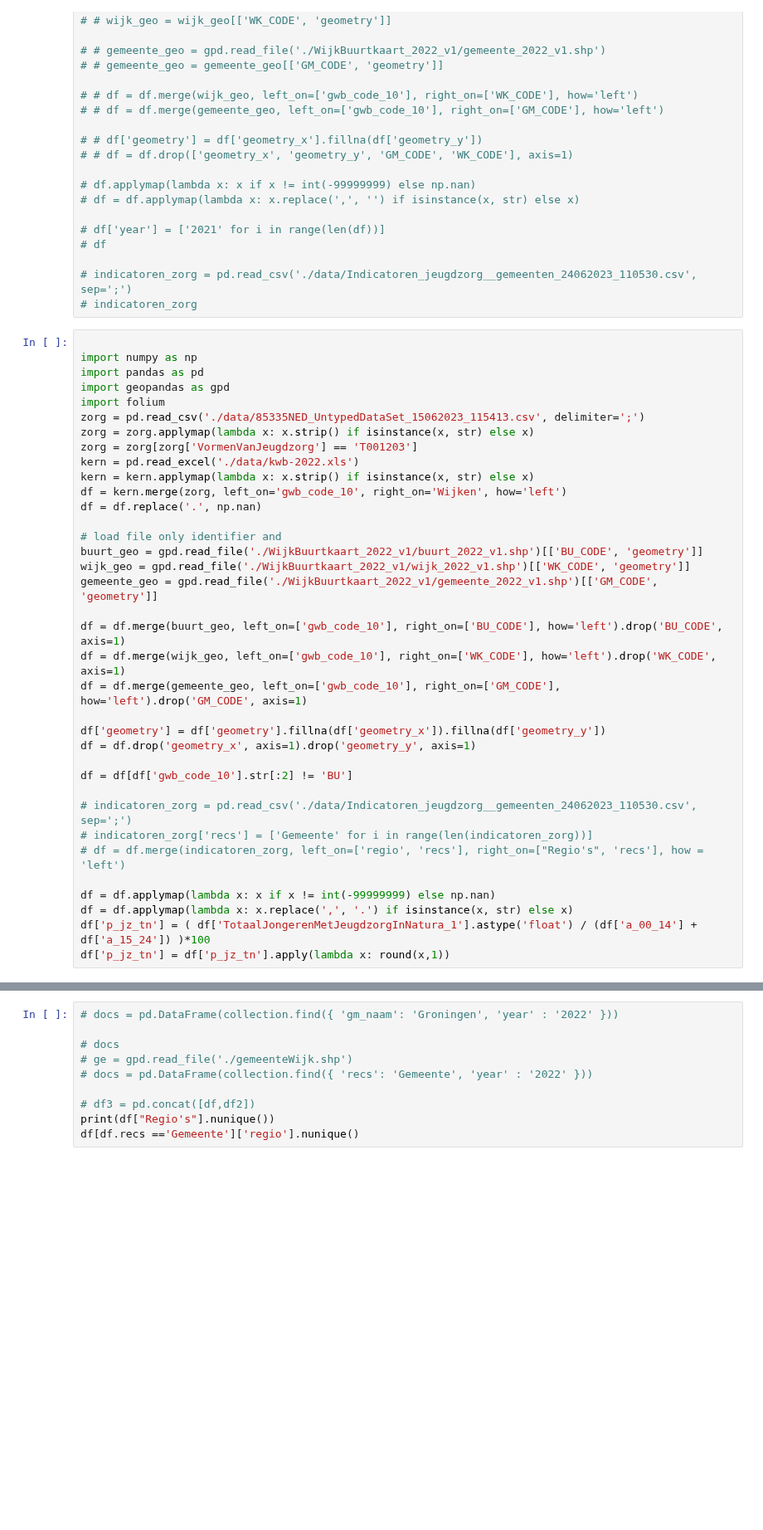
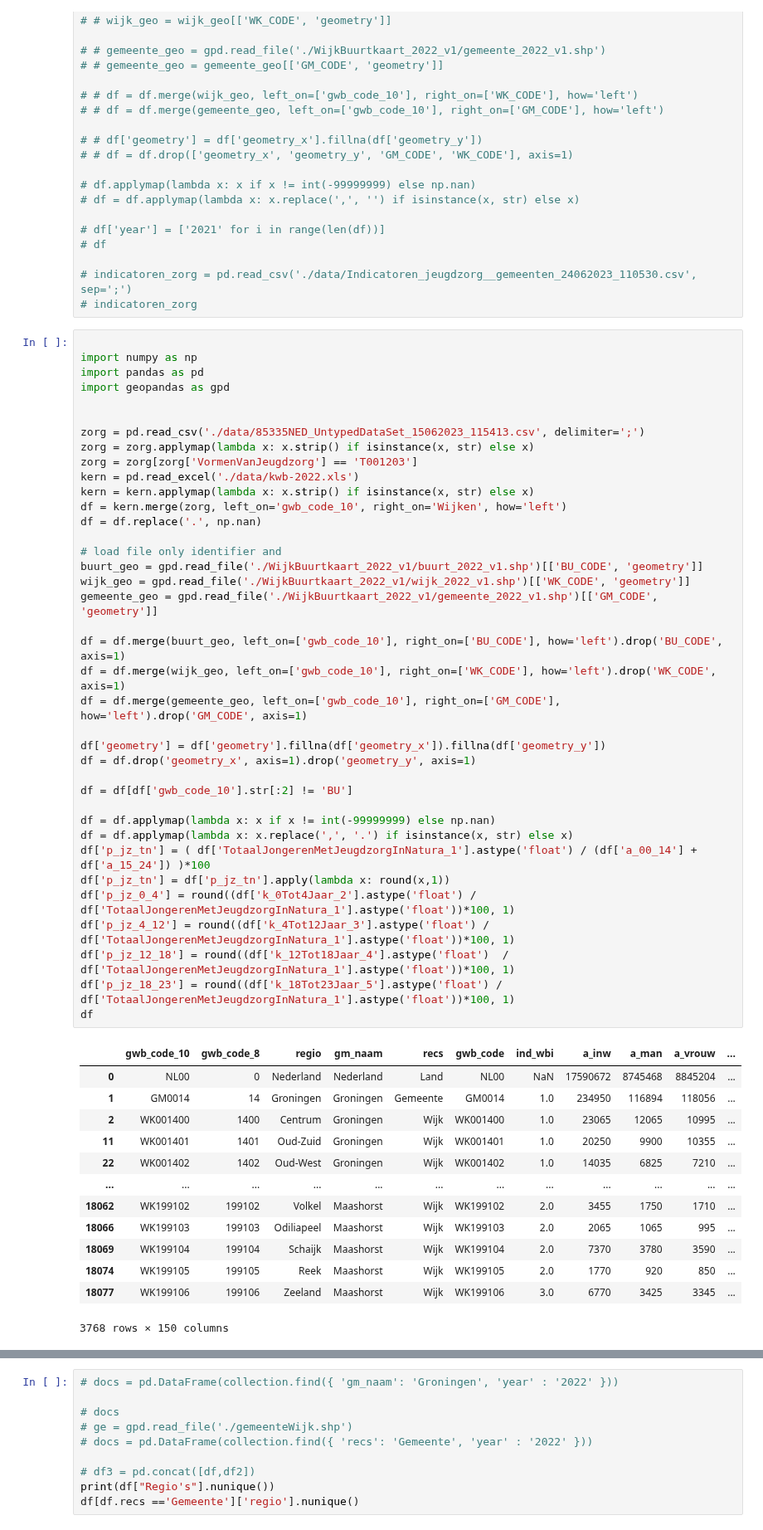
Before and after one commit to semkjaer/capybara1.0, a Jupyter notebook: sem.ipynb, the cells around one changed output, grey strips where cells are left out. Shown at 83% size. Saved outputs shown, nothing was run; the diff lists cells and outputs as text; blank space fills up the shorter version.

```diff
--- a/sem.ipynb
+++ b/sem.ipynb
@@ -62,35 +62,51 @@ zorg21.columns
 
 import numpy as np
 import pandas as pd
 import geopandas as gpd
-import folium
+
+
 zorg = pd.read_csv('./data/85335NED_UntypedDataSet_15062023_115413.csv', delimiter=';')
 zorg = zorg.applymap(lambda x: x.strip() if isinstance(x, str) else x)
 zorg = zorg[zorg['VormenVanJeugdzorg'] == 'T001203']
 kern = pd.read_excel('./data/kwb-2022.xls')
 kern = kern.applymap(lambda x: x.strip() if isinstance(x, str) else x)
 df = kern.merge(zorg, left_on='gwb_code_10', right_on='Wijken', how='left')
 df = df.replace('.', np.nan)
 
 # load file only identifier and
 buurt_geo = gpd.read_file('./WijkBuurtkaart_2022_v1/buurt_2022_v1.shp')[['BU_CODE', 'geometry']]
 wijk_geo = gpd.read_file('./WijkBuurtkaart_2022_v1/wijk_2022_v1.shp')[['WK_CODE', 'geometry']]
 gemeente_geo = gpd.read_file('./WijkBuurtkaart_2022_v1/gemeente_2022_v1.shp')[['GM_CODE', 'geometry']]
 
 df = df.merge(buurt_geo, left_on=['gwb_code_10'], right_on=['BU_CODE'], how='left').drop('BU_CODE', axis=1)
 df = df.merge(wijk_geo, left_on=['gwb_code_10'], right_on=['WK_CODE'], how='left').drop('WK_CODE', axis=1)
 df = df.merge(gemeente_geo, left_on=['gwb_code_10'], right_on=['GM_CODE'], how='left').drop('GM_CODE', axis=1)
 
 df['geometry'] = df['geometry'].fillna(df['geometry_x']).fillna(df['geometry_y'])
 df = df.drop('geometry_x', axis=1).drop('geometry_y', axis=1)
 
 df = df[df['gwb_code_10'].str[:2] != 'BU']
 
-# indicatoren_zorg = pd.read_csv('./data/Indicatoren_jeugdzorg__gemeenten_24062023_110530.csv', sep=';')
-# indicatoren_zorg['recs'] = ['Gemeente' for i in range(len(indicatoren_zorg))]
-# df = df.merge(indicatoren_zorg, left_on=['regio', 'recs'], right_on=["Regio's", 'recs'], how = 'left')
-
 df = df.applymap(lambda x: x if x != int(-99999999) else np.nan)
 df = df.applymap(lambda x: x.replace(',', '.') if isinstance(x, str) else x)
 df['p_jz_tn'] = ( df['TotaalJongerenMetJeugdzorgInNatura_1'].astype('float') / (df['a_00_14'] + df['a_15_24']) )*100
 df['p_jz_tn'] = df['p_jz_tn'].apply(lambda x: round(x,1))
+df['p_jz_0_4'] = round((df['k_0Tot4Jaar_2'].astype('float') / df['TotaalJongerenMetJeugdzorgInNatura_1'].astype('float'))*100, 1)
+df['p_jz_4_12'] = round((df['k_4Tot12Jaar_3'].astype('float') / df['TotaalJongerenMetJeugdzorgInNatura_1'].astype('float'))*100, 1)
+df['p_jz_12_18'] = round((df['k_12Tot18Jaar_4'].astype('float')  / df['TotaalJongerenMetJeugdzorgInNatura_1'].astype('float'))*100, 1)
+df['p_jz_18_23'] = round((df['k_18Tot23Jaar_5'].astype('float') / df['TotaalJongerenMetJeugdzorgInNatura_1'].astype('float'))*100, 1)
+df
+# %% [output]
+|  | gwb_code_10 | gwb_code_8 | regio | gm_naam | recs | gwb_code | ind_wbi | a_inw | a_man | a_vrouw | ... |
+| 0 | NL00 | 0 | Nederland | Nederland | Land | NL00 | NaN | 17590672 | 8745468 | 8845204 | ... |
+| 1 | GM0014 | 14 | Groningen | Groningen | Gemeente | GM0014 | 1.0 | 234950 | 116894 | 118056 | ... |
+| 2 | WK001400 | 1400 | Centrum | Groningen | Wijk | WK001400 | 1.0 | 23065 | 12065 | 10995 | ... |
+| 11 | WK001401 | 1401 | Oud-Zuid | Groningen | Wijk | WK001401 | 1.0 | 20250 | 9900 | 10355 | ... |
+| 22 | WK001402 | 1402 | Oud-West | Groningen | Wijk | WK001402 | 1.0 | 14035 | 6825 | 7210 | ... |
+| ... | ... | ... | ... | ... | ... | ... | ... | ... | ... | ... | ... |
+| 18062 | WK199102 | 199102 | Volkel | Maashorst | Wijk | WK199102 | 2.0 | 3455 | 1750 | 1710 | ... |
+| 18066 | WK199103 | 199103 | Odiliapeel | Maashorst | Wijk | WK199103 | 2.0 | 2065 | 1065 | 995 | ... |
+| 18069 | WK199104 | 199104 | Schaijk | Maashorst | Wijk | WK199104 | 2.0 | 7370 | 3780 | 3590 | ... |
+| 18074 | WK199105 | 199105 | Reek | Maashorst | Wijk | WK199105 | 2.0 | 1770 | 920 | 850 | ... |
+| 18077 | WK199106 | 199106 | Zeeland | Maashorst | Wijk | WK199106 | 3.0 | 6770 | 3425 | 3345 | ... |
+3768 rows × 150 columns
```
Also changed, not shown: parts of 3 cells of this notebook, 2 other files.
